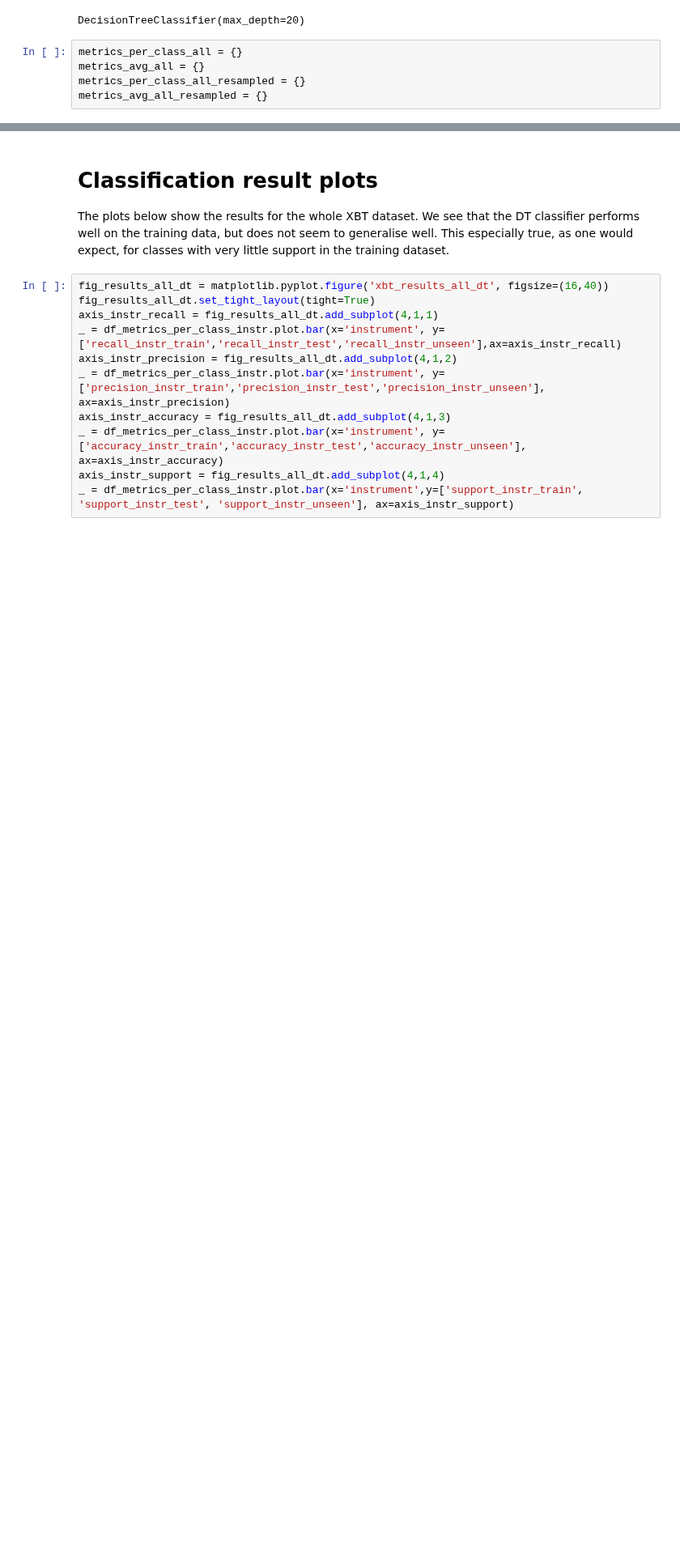
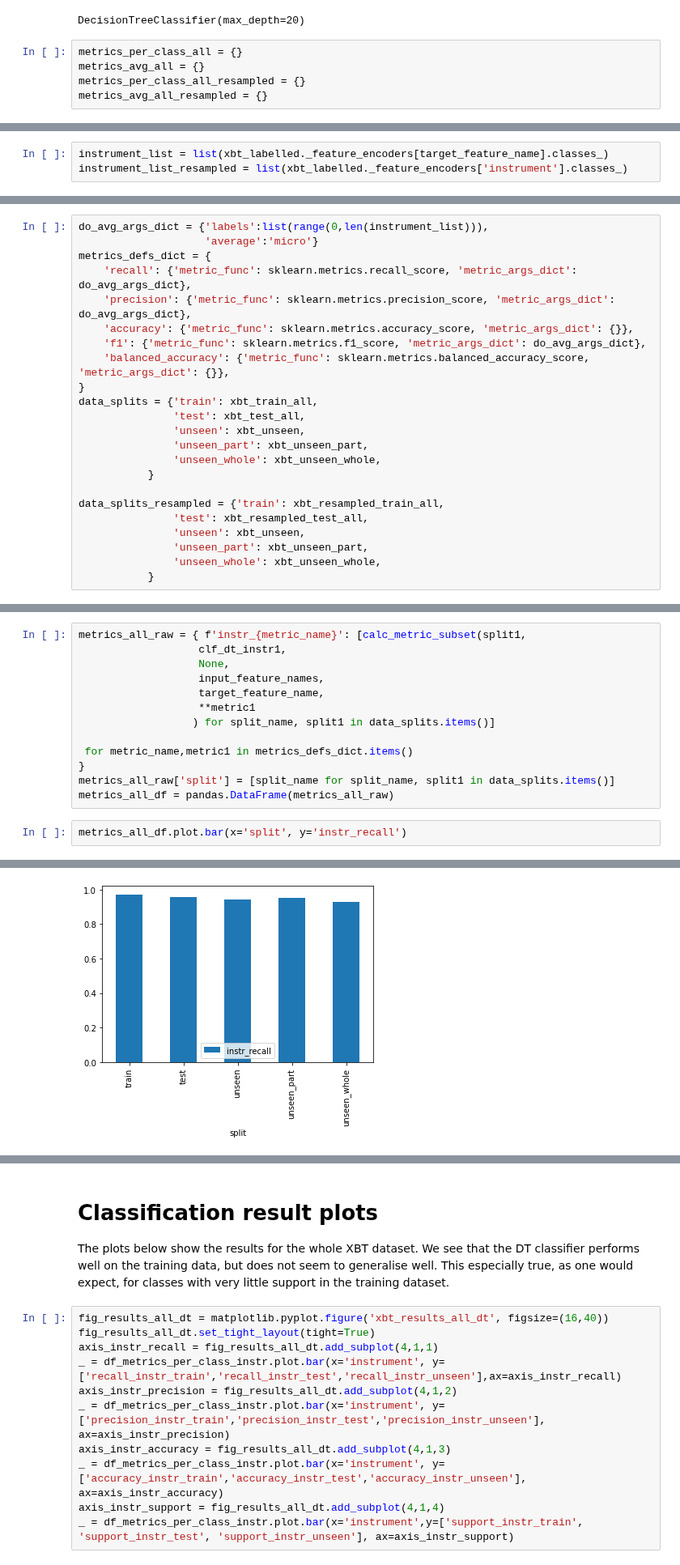
Before and after one commit to MetOffice/XBTs_classification, a Jupyter notebook: notebooks/dt_data_resampling.ipynb, the cells around one changed output, grey strips where cells are left out. Shown at 81% size. Drawn from its saved outputs; the diff is of its cells as text; blank space fills up the shorter version.

Commit message:
#109 more work on resmapling and analysis with different metrics and splits.

```diff
--- a/notebooks/dt_data_resampling.ipynb
+++ b/notebooks/dt_data_resampling.ipynb
@@ -573,0 +218,3 @@ df2
+# %%
+instrument_list = list(xbt_labelled._feature_encoders[target_feature_name].classes_)
+instrument_list_resampled = list(xbt_labelled._feature_encoders['instrument'].classes_)
@@ -573,0 +234,23 @@ df2
+# %%
+do_avg_args_dict = {'labels':list(range(0,len(instrument_list))),
+                    'average':'micro'}
+metrics_defs_dict = {
+    'recall': {'metric_func': sklearn.metrics.recall_score, 'metric_args_dict': do_avg_args_dict},
+    'precision': {'metric_func': sklearn.metrics.precision_score, 'metric_args_dict': do_avg_args_dict},
+    'accuracy': {'metric_func': sklearn.metrics.accuracy_score, 'metric_args_dict': {}},
+    'f1': {'metric_func': sklearn.metrics.f1_score, 'metric_args_dict': do_avg_args_dict},
+    'balanced_accuracy': {'metric_func': sklearn.metrics.balanced_accuracy_score, 'metric_args_dict': {}},
+}
+data_splits = {'train': xbt_train_all,
+               'test': xbt_test_all,
+               'unseen': xbt_unseen,
+               'unseen_part': xbt_unseen_part,
+               'unseen_whole': xbt_unseen_whole,
+           }
+
+data_splits_resampled = {'train': xbt_resampled_train_all,
+               'test': xbt_resampled_test_all,
+               'unseen': xbt_unseen,
+               'unseen_part': xbt_unseen_part,
+               'unseen_whole': xbt_unseen_whole,
+           }
@@ -573,0 +371,16 @@ df2
+# %%
+metrics_all_raw = { f'instr_{metric_name}': [calc_metric_subset(split1,
+                   clf_dt_instr1,
+                   None,
+                   input_feature_names,
+                   target_feature_name,
+                   **metric1
+                  ) for split_name, split1 in data_splits.items()]
+
+ for metric_name,metric1 in metrics_defs_dict.items()
+}
+metrics_all_raw['split'] = [split_name for split_name, split1 in data_splits.items()]
+metrics_all_df = pandas.DataFrame(metrics_all_raw)
+# %%
+metrics_all_df.plot.bar(x='split', y='instr_recall')
+# %% [output]
@@ -573,0 +388 @@ df2
+[figure, added]
```
Also changed, not shown: parts of 48 cells of this notebook.
